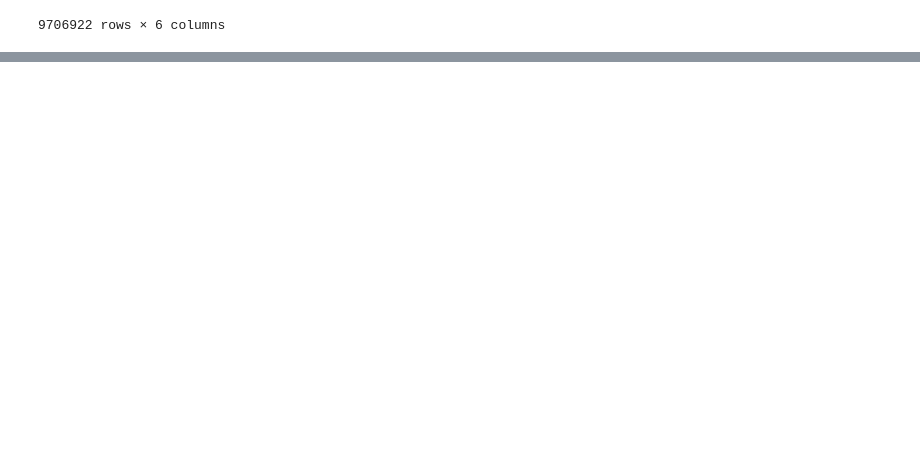
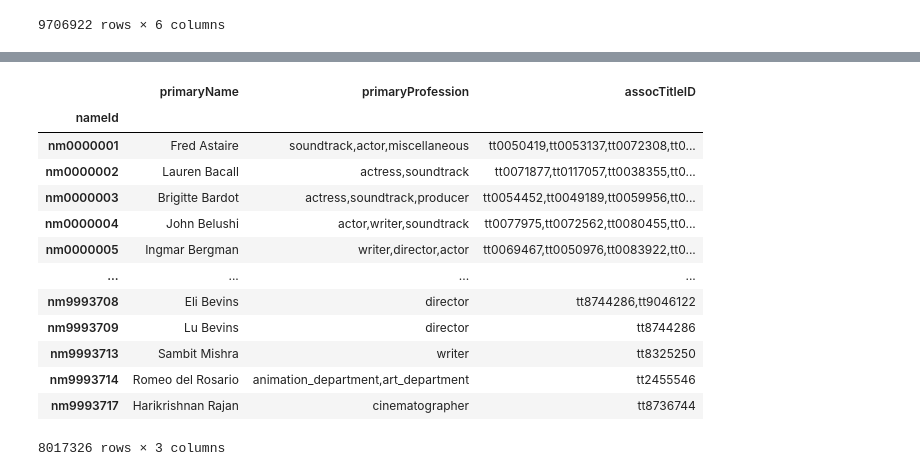
Before and after one commit to MichelleLucio/project_etl, a Jupyter notebook: read TSV.ipynb, the cells around one changed output, grey strips where cells are left out. Drawn from its saved outputs; the diff is of its cells as text; code cells hidden in the pictures; blank space fills up the shorter version.

```diff
--- a/read TSV.ipynb
+++ b/read TSV.ipynb
@@ -97,3 +201,14 @@ name_basics_df
 | 9706920 | nm9993718 | Aayush Nair | \N | \N | cinematographer | \N |
 | 9706921 | nm9993719 | Andre Hill | \N | \N | NaN | \N |
 9706922 rows × 6 columns
+# %%
+##Rename columns
+name_basics_df = name_basics_df.rename(columns={"nconst":"nameId","knownForTitles":"assocTitleId"})
+
+##Drop unnecessary columns (ordering)
+name_basics_df = name_basics_df.drop(['birthYear','deathYear'], axis=1)
+
+#title_basics_clean.drop_index
+name_basics_df = name_basics_df.set_index(["nameId"])
+
+name_basics_df
@@ -99,0 +230,23 @@ name_basics_df
+# %%
+#Replace \N w/ N\A
+name_basics_df = name_basics_df.replace('\\N', 'N\A')
+
+##Clean up content, drop knowForTitles='N\A'
+name_basics_df = name_basics_df.loc[name_basics_df['assocTitleId']!='N\A']
+
+name_basics_df
+# %% [output]
+|  | primaryName | primaryProfession | assocTitleID |
+| nameId |  |  |  |
+| nm0000001 | Fred Astaire | soundtrack,actor,miscellaneous | tt0050419,tt0053137,tt0072308,tt0... |
+| nm0000002 | Lauren Bacall | actress,soundtrack | tt0071877,tt0117057,tt0038355,tt0... |
+| nm0000003 | Brigitte Bardot | actress,soundtrack,producer | tt0054452,tt0049189,tt0059956,tt0... |
+| nm0000004 | John Belushi | actor,writer,soundtrack | tt0077975,tt0072562,tt0080455,tt0... |
+| nm0000005 | Ingmar Bergman | writer,director,actor | tt0069467,tt0050976,tt0083922,tt0... |
+| ... | ... | ... | ... |
+| nm9993708 | Eli Bevins | director | tt8744286,tt9046122 |
+| nm9993709 | Lu Bevins | director | tt8744286 |
+| nm9993713 | Sambit Mishra | writer | tt8325250 |
+| nm9993714 | Romeo del Rosario | animation_department,art_department | tt2455546 |
+| nm9993717 | Harikrishnan Rajan | cinematographer | tt8736744 |
+8017326 rows × 3 columns
```
Also changed, not shown: parts of 10 cells of this notebook.
